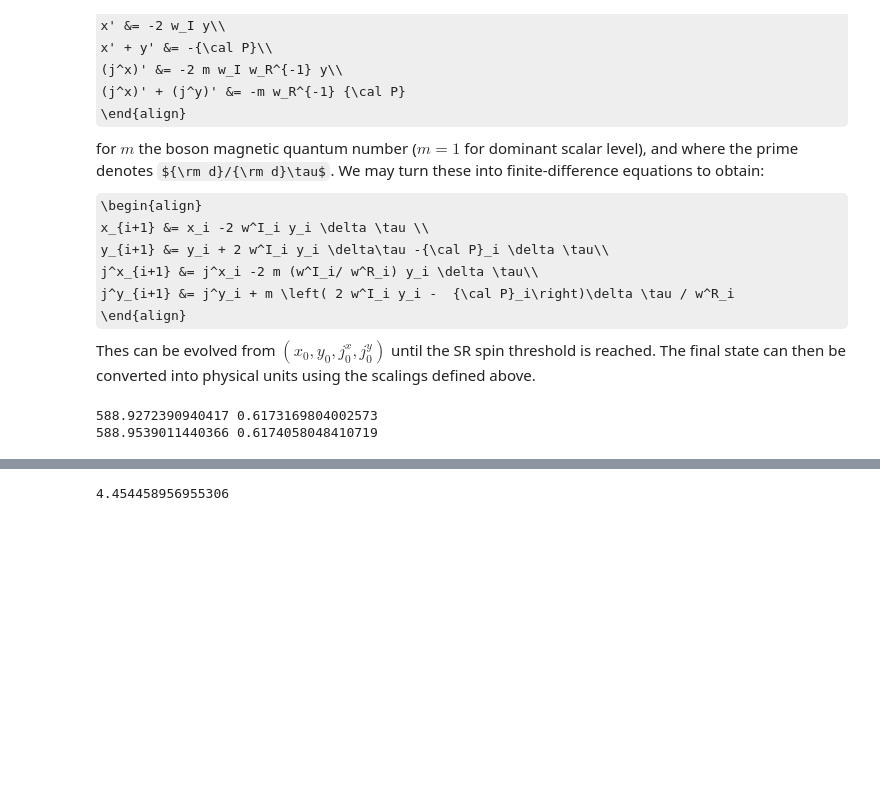
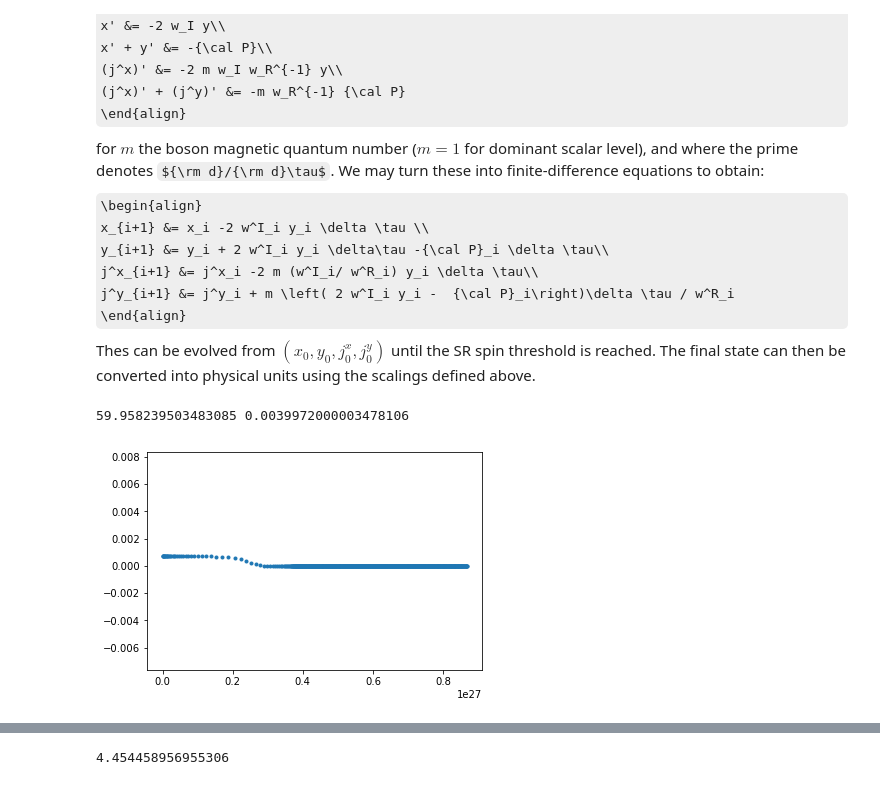
Before and after one commit to maxisi/gwaxion, a Jupyter notebook: examples/final_state_solver.ipynb, the cells around one changed output, grey strips where cells are left out. Cells and saved outputs as stored; diff of their text form; code cells hidden in the pictures; some formulas as TeX source; blank space fills up the shorter version.

```diff
--- a/examples/final_state_solver.ipynb
+++ b/examples/final_state_solver.ipynb
@@ -129,13 +140,15 @@ def evolve_bhb(bhb_0, y_0=1E-8, jy_0=1E-8, l=1, m=1, nr=0, dtau=None, max_steps=
 # %%
-bhb = physics.BlackHoleBoson.from_parameters(m_bh=600, chi_bh=0.7, alpha=0.176, ev=True)
+bhb = physics.BlackHoleBoson.from_parameters(m_bh=60, chi_bh=0.7, alpha=0.001, ev=True)
 
-bhb_new, (xs, jxs, ys, jys, sr_conds) = evolve_bhb(bhb, y_0=2)
+bhb_new, (xs, jxs, ys, jys, sr_conds, time) = evolve_bhb(bhb)
 print bhb_new.bh.mass_msun, bhb_new.bh.chi
-
-bhb_new, (xs, jxs, ys, jys, sr_conds) = evolve_bhb(bhb, y_0=10)
-print bhb_new.bh.mass_msun, bhb_new.bh.chi
 # %% [output]
-588.9272390940417 0.6173169804002573
-588.9539011440366 0.6174058048410719
+59.958239503483085 0.0039972000003478106
+# %%
+plt.figure()
+plt.scatter(time, sr_conds, marker='.')
+plt.show()
+# %% [output]
+[figure, added]
 # %%
 plt.figure()
```
Also changed, not shown: parts of 7 cells of this notebook, 2 other files.
